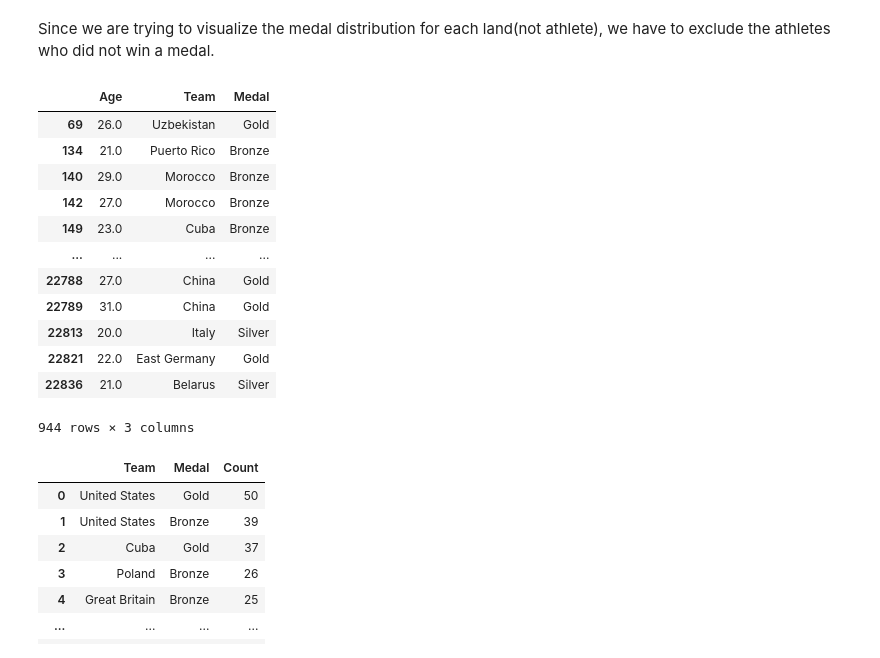
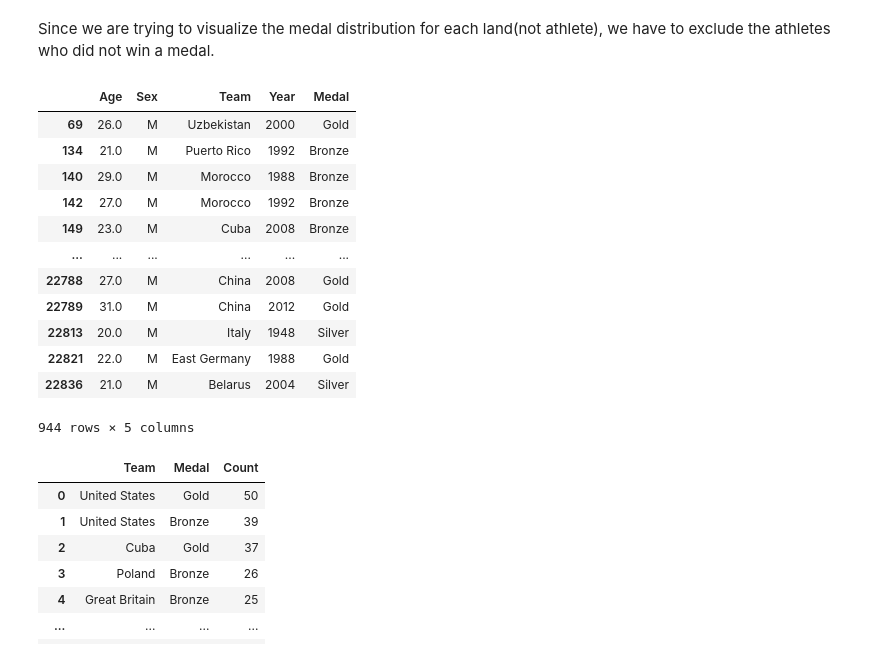
Before and after one commit to Andreas-Svensson/Databehandling-Project, a Jupyter notebook: upp_2.ipynb, the cells around one changed output. Drawn from its saved outputs; the diff is of its cells as text; code cells hidden in the pictures.

```diff
--- a/upp_2.ipynb
+++ b/upp_2.ipynb
@@ -71,23 +72,23 @@ array(['Summer'], dtype=object)
 Since we are trying to visualize the medal distribution for each land(not athlete), we have to exclude the athletes who did not win a medal.
 # %%
 # remove all columns except Age, Team and Medal
-df_boxing = df_boxing[["Age", "Team", "Medal"]]
+df_boxing = df_boxing[["Age","Sex", "Team", "Year", "Medal"]]
 
 # remove all rows where the medal is NaN
 df_boxing = df_boxing[df_boxing["Medal"].notna()]
 df_boxing
 # %% [output]
-|  | Age | Team | Medal |
-| 69 | 26.0 | Uzbekistan | Gold |
-| 134 | 21.0 | Puerto Rico | Bronze |
-| 140 | 29.0 | Morocco | Bronze |
-| 142 | 27.0 | Morocco | Bronze |
-| 149 | 23.0 | Cuba | Bronze |
-| ... | ... | ... | ... |
-| 22788 | 27.0 | China | Gold |
-| 22789 | 31.0 | China | Gold |
-| 22813 | 20.0 | Italy | Silver |
-| 22821 | 22.0 | East Germany | Gold |
-| 22836 | 21.0 | Belarus | Silver |
+|  | Age | Sex | Team | Year | Medal |
+| 69 | 26.0 | M | Uzbekistan | 2000 | Gold |
+| 134 | 21.0 | M | Puerto Rico | 1992 | Bronze |
+| 140 | 29.0 | M | Morocco | 1988 | Bronze |
+| 142 | 27.0 | M | Morocco | 1992 | Bronze |
+| 149 | 23.0 | M | Cuba | 2008 | Bronze |
+| ... | ... | ... | ... | ... | ... |
+| 22788 | 27.0 | M | China | 2008 | Gold |
+| 22789 | 31.0 | M | China | 2012 | Gold |
+| 22813 | 20.0 | M | Italy | 1948 | Silver |
+| 22821 | 22.0 | M | East Germany | 1988 | Gold |
+| 22836 | 21.0 | M | Belarus | 2004 | Silver |
-944 rows × 3 columns
+944 rows × 5 columns
 # %%
```
Also changed, not shown: parts of 47 cells of this notebook, 1 other file.
